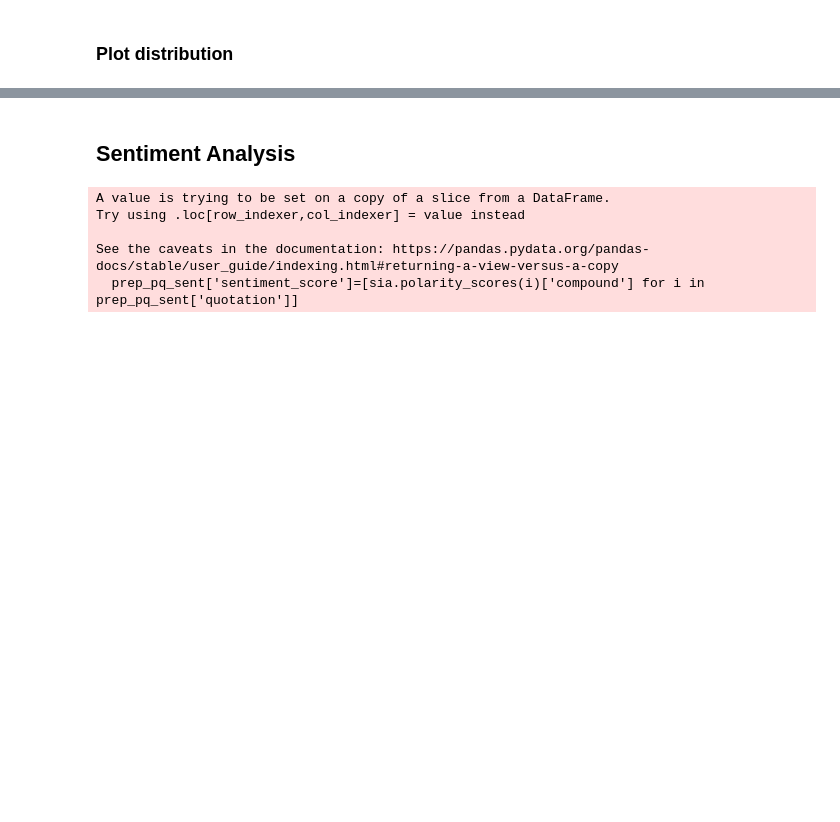
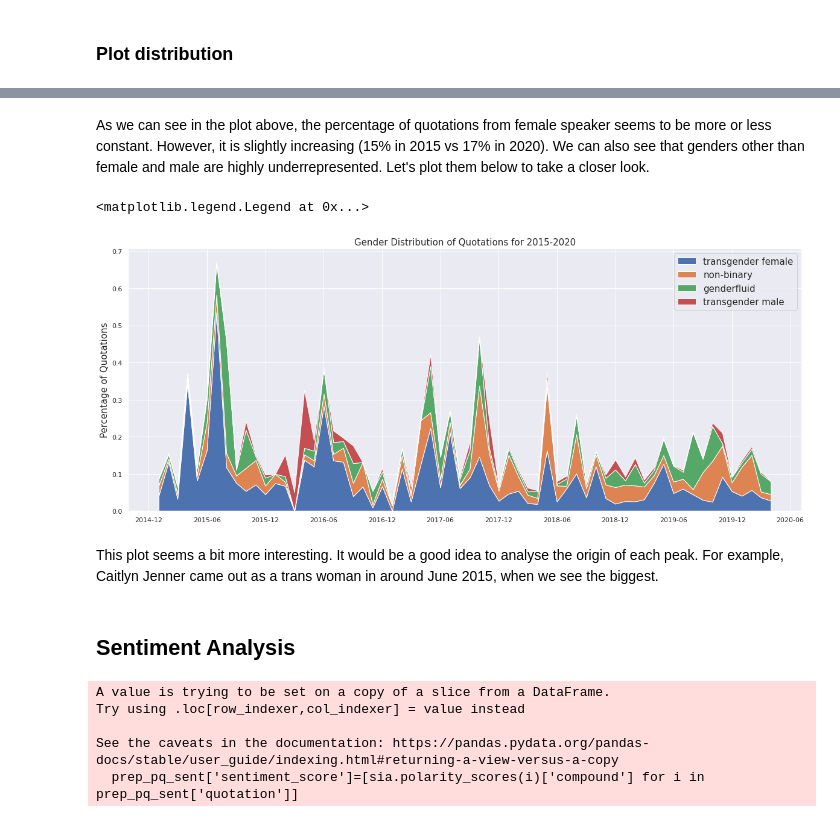
Before and after one commit to epfl-ada/ada-2021-project-madam, a Jupyter notebook: Data_Prep.ipynb, the cells around one changed output, grey strips where cells are left out. Drawn from its saved outputs; the diff is of its cells as text; code cells hidden in the pictures; blank space fills up the shorter version.

```diff
--- a/Data_Prep.ipynb
+++ b/Data_Prep.ipynb
@@ -199,3 +330,45 @@ plt.legend(fontsize=15)
+# %% [markdown]
+As we can see in the plot above, the percentage of quotations from female speaker seems to be more or less constant. However, it is slightly increasing (15% in 2015 vs 17% in 2020). We can also see that genders other than female and male are highly underrepresented. Let's plot them below to take a closer look.
+# %%
+sns.set_theme()
+
+# Set xticks to dates
+
+#Create list with all the months
+from datetime import datetime
+month_list = []
+for year in range(2015,2021):
+    for month in range(1,13):
+        if year == 2020 and month == 5:
+            break
+        else:
+            month_list.append(str(year) + "-" + str(month))
+
+
+x_values = [datetime.strptime(d, "%Y-%m").date() for d in month_list]
+
+# Plot Percentage
+fig, ax = plt.subplots(figsize=(20,8))
+y_list = [gender_percent[gender] for gender in gender_percent if gender!='male' and gender!='female']
+label_list = [gender for gender in gender_percent if gender!='male' and gender!='female']
+months_size = len(months)
+
+formatter = mdates.DateFormatter("%Y-%m")
+
+ax.xaxis.set_major_formatter(formatter)
+locator = mdates.MonthLocator(interval=6)
+ax.xaxis.set_major_locator(locator)
+ax.stackplot(x_values, y_list, labels = (label_list))
+
+
+ax.set_ylabel('Percentage of Quotations', fontsize=15)
+ax.set_title("Gender Distribution of Quotations for 2015-2020",fontsize=15)
+ax.legend(fontsize=15)
+# %% [output]
+<matplotlib.legend.Legend at 0x...>
+[figure, added]
+# %% [markdown]
+This plot seems a bit more interesting. It would be a good idea to analyse the origin of each peak. For example, Caitlyn Jenner came out as a trans woman in around June 2015, when we see the biggest.
 # %% [markdown]
 ## Sentiment Analysis
 # %%
```
Also changed, not shown: parts of 32 cells of this notebook.
